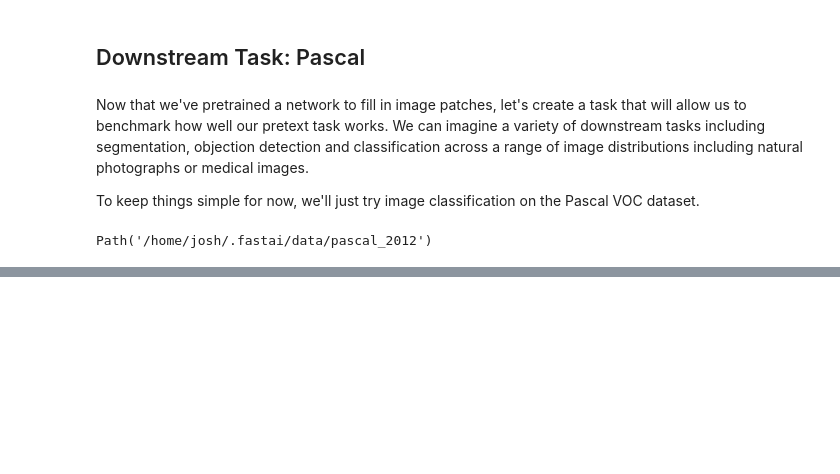
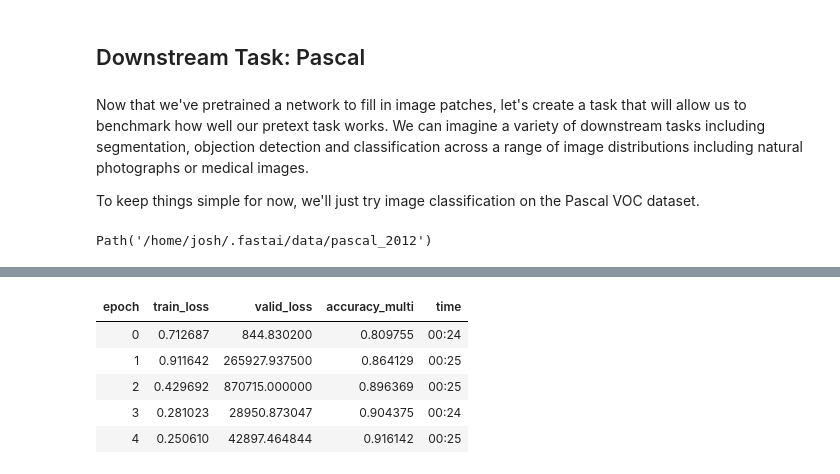
Before and after one commit to JoshVarty/SelfSupervisedLearning, a Jupyter notebook: 03_DownstreamTask.ipynb, the cells around one changed output, grey strips where cells are left out. Cells and saved outputs as stored; diff of their text form; code cells hidden in the pictures; blank space fills up the shorter version.

```diff
--- a/03_DownstreamTask.ipynb
+++ b/03_DownstreamTask.ipynb
@@ -87,4 +102,12 @@ databunch.show_batch(max_n=9)
 # %%
-# TODO fine tune on this task
+# Fine tune on this task
+learn.fit_one_cycle(5, lr_max=10e-2)
+# %% [output]
+| epoch | train_loss | valid_loss | accuracy_multi | time |
+| 0 | 0.712687 | 844.830200 | 0.809755 | 00:24 |
+| 1 | 0.911642 | 265927.937500 | 0.864129 | 00:25 |
+| 2 | 0.429692 | 870715.000000 | 0.896369 | 00:25 |
+| 3 | 0.281023 | 28950.873047 | 0.904375 | 00:24 |
+| 4 | 0.250610 | 42897.464844 | 0.916142 | 00:25 |
 # %%
 # TODO gauge performance
```
Also changed, not shown: parts of 8 cells of this notebook.
